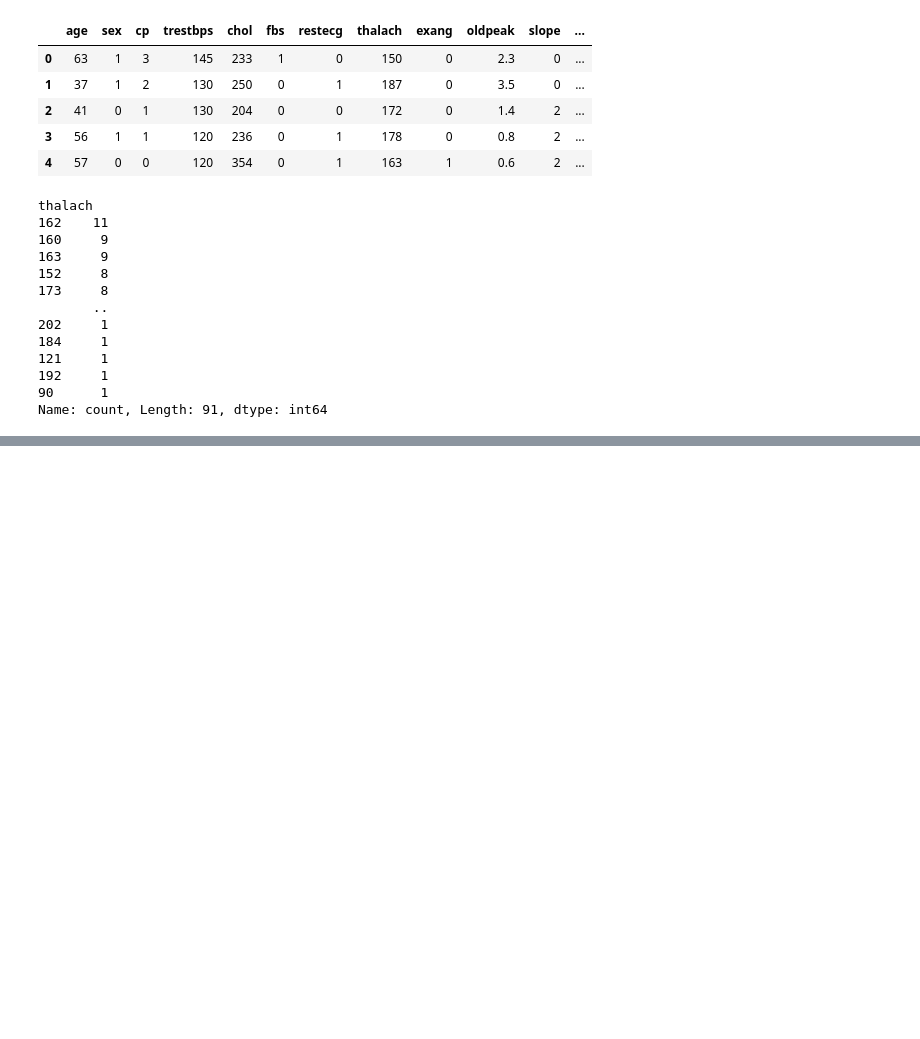
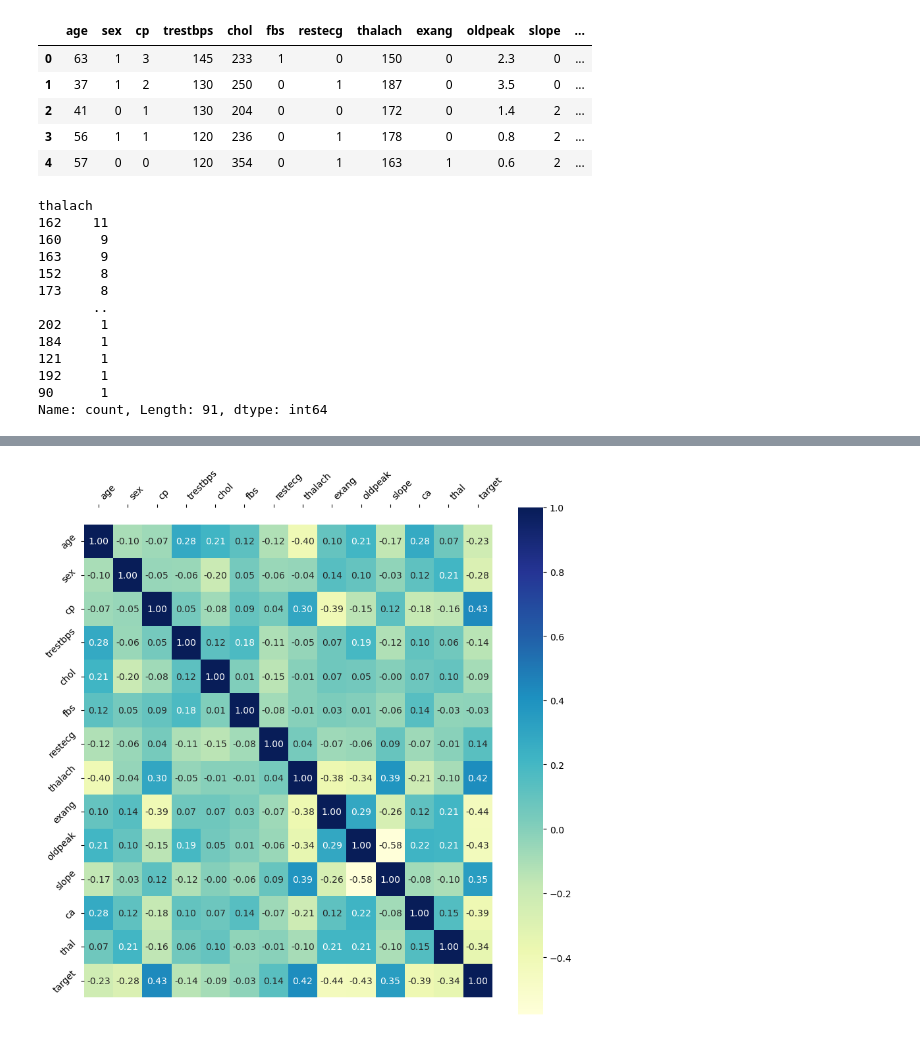
Before and after one commit to EchoByte204/Heart_disease_Classification, a Jupyter notebook: heart_disease_classification.ipynb, the cells around one changed output, grey strips where cells are left out. Saved outputs shown, nothing was run; the diff lists cells and outputs as text; code cells hidden in the pictures; blank space fills up the shorter version.

```diff
--- a/heart_disease_classification.ipynb
+++ b/heart_disease_classification.ipynb
@@ -144,0 +199,27 @@ Name: count, Length: 91, dtype: int64
+# %%
+corr_matrix = df.corr()
+
+fig, ax = plt.subplots(figsize=(10, 10))
+
+ax = sns.heatmap(
+    corr_matrix,
+    annot=True,
+    fmt=".2f",
+    cmap='YlGnBu'
+)
+
+# Fix cut-off issue (seaborn + matplotlib bug)
+bottom, top = ax.get_ylim()
+ax.set_ylim(bottom + 0.5, top - 0.5)
+
+# 🔽 MOVE X-AXIS LABELS TO TOP
+ax.xaxis.tick_top()
+ax.xaxis.set_label_position('top')
+
+# Rotate labels
+plt.xticks(rotation=45, ha="left")
+plt.yticks(rotation=45)
+
+plt.show()
+# %% [output]
+[figure, added]
```
Also changed, not shown: parts of 6 cells of this notebook.
